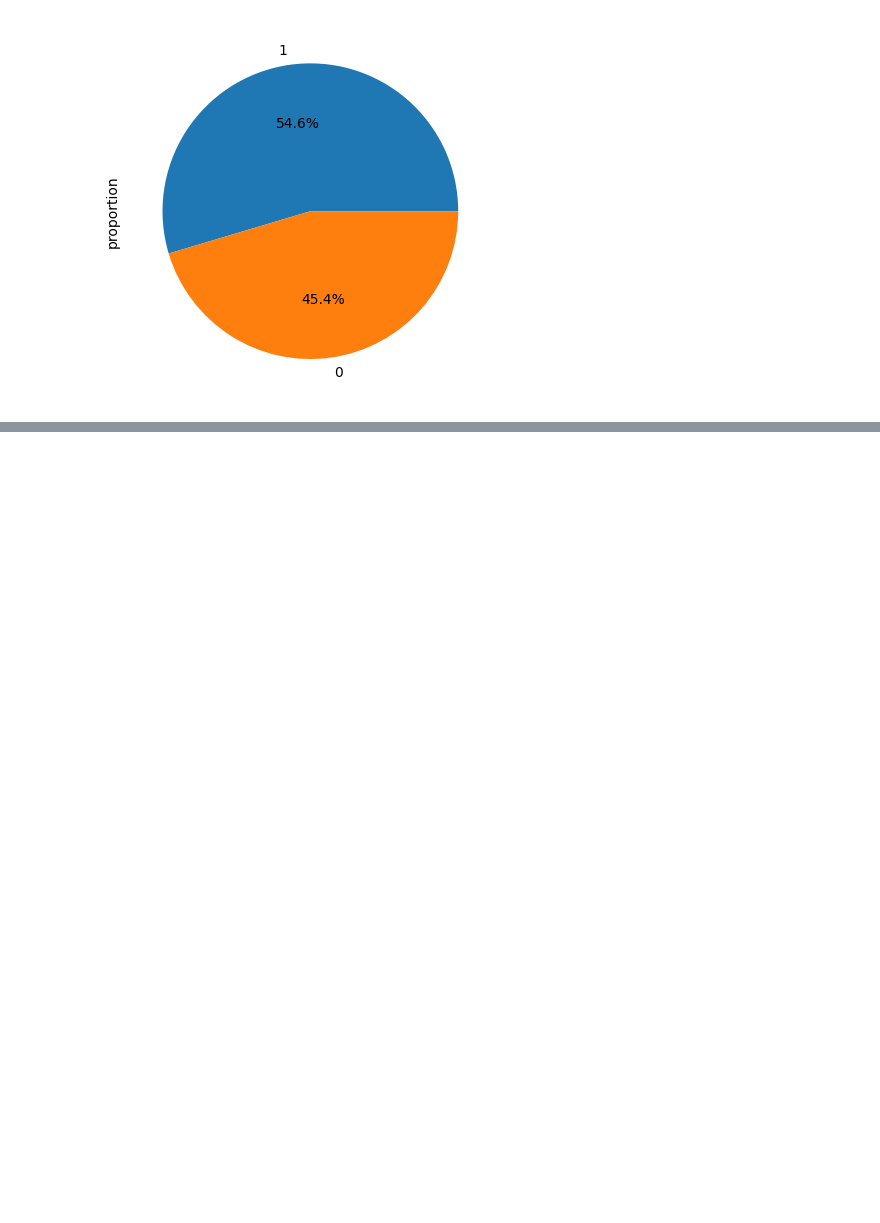
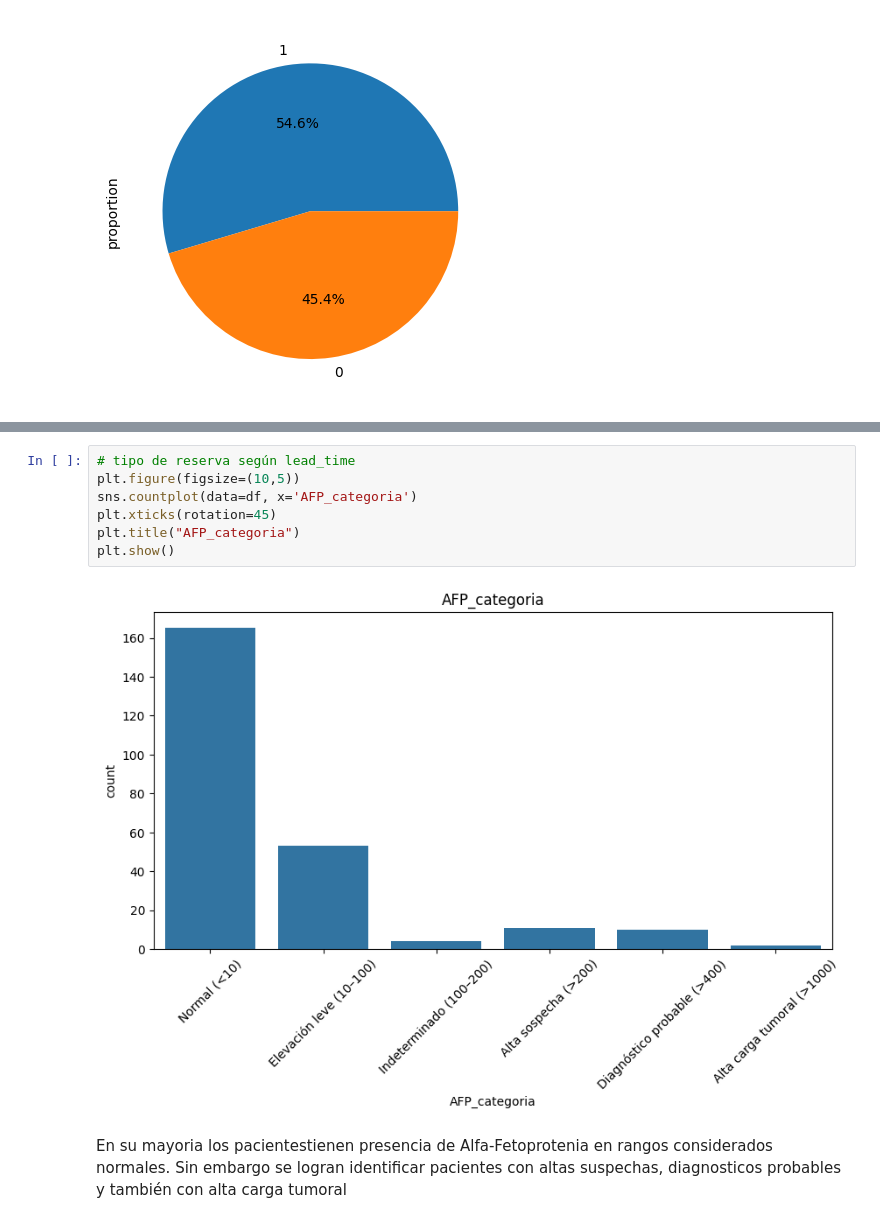
Before and after one commit to Traintain/MINE4101-202520-Proyecto-Transplantes-Hepaticos, a Jupyter notebook: BI_transplante_hepatico_JARM.ipynb, the cells around one changed output, grey strips where cells are left out. Cells and saved outputs as stored; diff of their text form; blank space fills up the shorter version.

```diff
--- a/BI_transplante_hepatico_JARM.ipynb
+++ b/BI_transplante_hepatico_JARM.ipynb
@@ -1488,0 +1682,11 @@ df['¿Complicación?'].value_counts(normalize=True).plot.pie(autopct='%1.1f%%')
+# %%
+# tipo de reserva según lead_time
+plt.figure(figsize=(10,5))
+sns.countplot(data=df, x='AFP_categoria')
+plt.xticks(rotation=45)
+plt.title("AFP_categoria")
+plt.show()
+# %% [output]
+[figure, added]
+# %% [markdown]
+En su mayoria los pacientestienen presencia de Alfa-Fetoprotenia en rangos considerados normales. Sin embargo se logran identificar pacientes con altas suspechas, diagnosticos probables y también con alta carga tumoral
```
Also changed, not shown: parts of 87 cells of this notebook.
